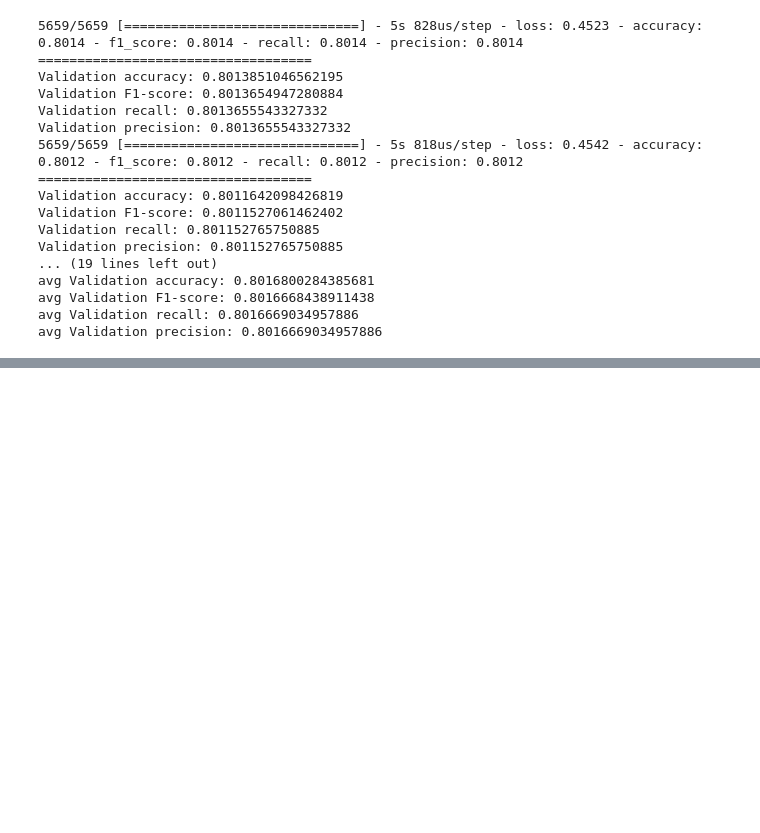
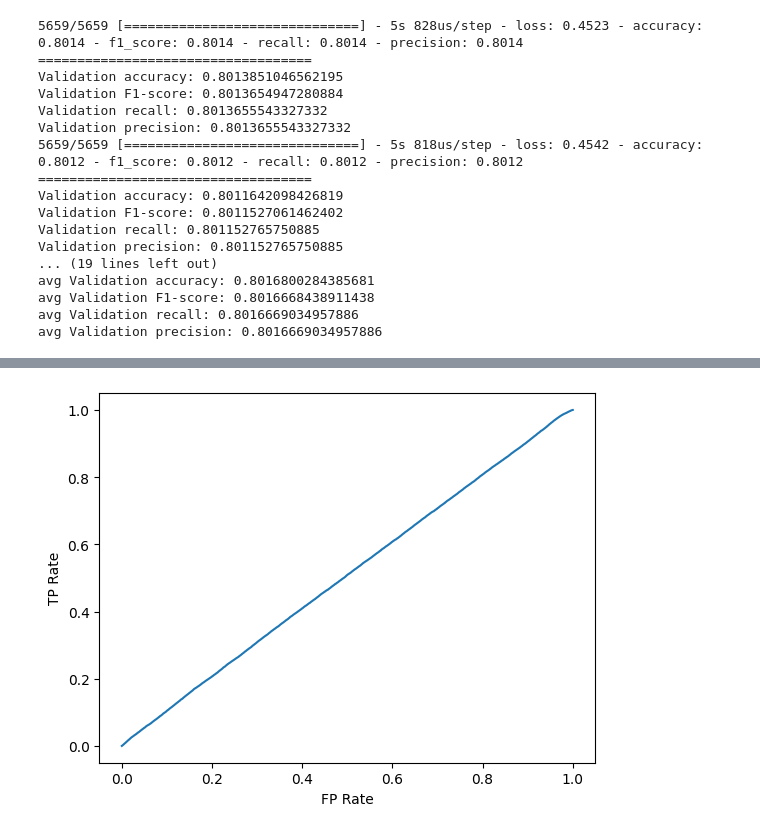
Before and after one commit to dbehdrnr0202/lending_club, a Jupyter notebook: test_loaded_model(binary).ipynb, the cells around one changed output, grey strips where cells are left out. Cells and saved outputs as stored; diff of their text form; code cells hidden in the pictures; blank space fills up the shorter version.

Commit message:
feat: added DNN model

```diff
--- a/test_loaded_model(binary).ipynb
+++ b/test_loaded_model(binary).ipynb
@@ -22,6 +22,6 @@ from sklearn.metrics import classification_report,f1_score, precision_score, rec
 warnings.filterwarnings(action='ignore')
 tf.config.set_visible_devices([], 'GPU')
 # %%
-df = pd.read_csv("data/modified_0420_reversed.csv")
+df = pd.read_csv("data/modified_0420.csv")
 x_train = df.drop(columns=['loan_status','Unnamed: 0'])
 y_train = df['loan_status']
@@ -36,7 +43,7 @@ scaler = StandardScaler()
 X_scaled = scaler.fit_transform(x_train)
 
 # PCA로 차원 축소
-pca = PCA(n_components=50)
+pca = PCA(n_components=27)
 X_pca = pca.fit_transform(X_scaled)
 x_train = X_pca.astype('float32')
 # stratify로 학습에 용이하게 비율 유지
@@ -46,7 +53,7 @@ x_train, x_validation, y_train, y_validation = train_test_split(x_train, y_train
 # %% [markdown]
 ### without_earlystopping
 # %%
-model_file_path = "dnn_models/log_transformed/pca95_feature50/reversed_with_earlystopping_001_0422(binary).h5"
+model_file_path = "dnn_models/log_transformed/pca95_feature27/with_earlystopping001_0425(minmaxscaler).h5"
 valid_accs, valid_f1s, valid_recalls, valid_precisions = [], [], [], []
 
 # GPU 설정
@@ -225,0 +288,68 @@ avg Validation precision: 0.8016669034957886
+# %%
+from sklearn.metrics import roc_curve
+
+model_file_path = "dnn_models/log_transformed/pca95_feature27/with_earlystopping001_0425(minmaxscaler).h5"
+valid_accs, valid_f1s, valid_recalls, valid_precisions = [], [], [], []
+
+# GPU 설정
+physical_devices = tf.config.list_physical_devices('GPU')
+if physical_devices:
+   tf.config.experimental.set_memory_growth(physical_devices[0], True)
+# KFold validation 사용
+# k: n_splits=5
+kf = KFold(random_state=30,
+           n_splits=5,
+           shuffle=True
+          )
+model = tf.keras.models.load_model(model_file_path)
+for train_index, val_index in kf.split(x_train, y_train):
+    X_train_fold, X_val_fold = x_train[train_index], x_train[val_index]
+    Y_train_fold, Y_val_fold = y_train[train_index], y_train[val_index]
+
+    pred = model.predict(X_val_fold)
+
+    pred_1d = pred.flatten()
+
+    pred = np.where(pred_1d > 0.5, 1 , 0)
+    Y_val_fold = tf.cast(Y_val_fold, tf.int32)
+
+    valid_acc = accuracy_score(Y_val_fold, pred)
+    print(valid_acc)
+    valid_accs.append(valid_acc)
+    valid_f1 = f1_score(Y_val_fold, pred)
+    valid_precision = precision_score(Y_val_fold, pred)
+    valid_recall = recall_score(Y_val_fold, pred)
+    valid_f1s.append(valid_f1)
+    valid_precisions.append(valid_precision)
+    valid_recalls.append(valid_recall)
+    print("===================================")
+    print("Validation(fold) accuracy:", valid_acc)
+    print("Validation(fold) F1-score:", valid_f1)
+    print("Validation(fold) recall:", valid_recall)
+    print("Validation(fold) precision:", valid_precision)
+print("###################################")
+print("avg Validation(fold) accuracy:", np.mean(valid_accs))
+print("avg Validation(fold) F1-score:", np.mean(valid_f1s))
+print("avg Validation(fold) recall:", np.mean(valid_recalls))
+print("avg Validation(fold) precision:", np.mean(valid_precisions))
+
+valid_pred = model.predict(x_validation)
+print(valid_pred)
+valid_preds_1d = valid_pred.flatten()
+print(valid_preds_1d)
+valid_pred = np.where(valid_preds_1d>0.3, 1, 0)
+print("###################################")
+print("Validation accuracy:", accuracy_score(y_validation, valid_pred))
+print("Validation F1-score:", f1_score(y_validation, valid_pred))
+print("Validation recall:", recall_score(y_validation, valid_pred))
+print("Validation precision:", precision_score(y_validation, valid_pred))
+fpr, tpr, thresholds = roc_curve(y_validation, valid_preds_1d)
+import matplotlib.pyplot as plt
+
+plt.plot(fpr, tpr)
+
+plt.xlabel('FP Rate')
+plt.ylabel('TP Rate')
+
+plt.show()
+# %% [output]
@@ -225,0 +373 @@ avg Validation precision: 0.8016669034957886
+[figure, added]
```
Also changed, not shown: parts of 4 cells of this notebook, 5 other files.
